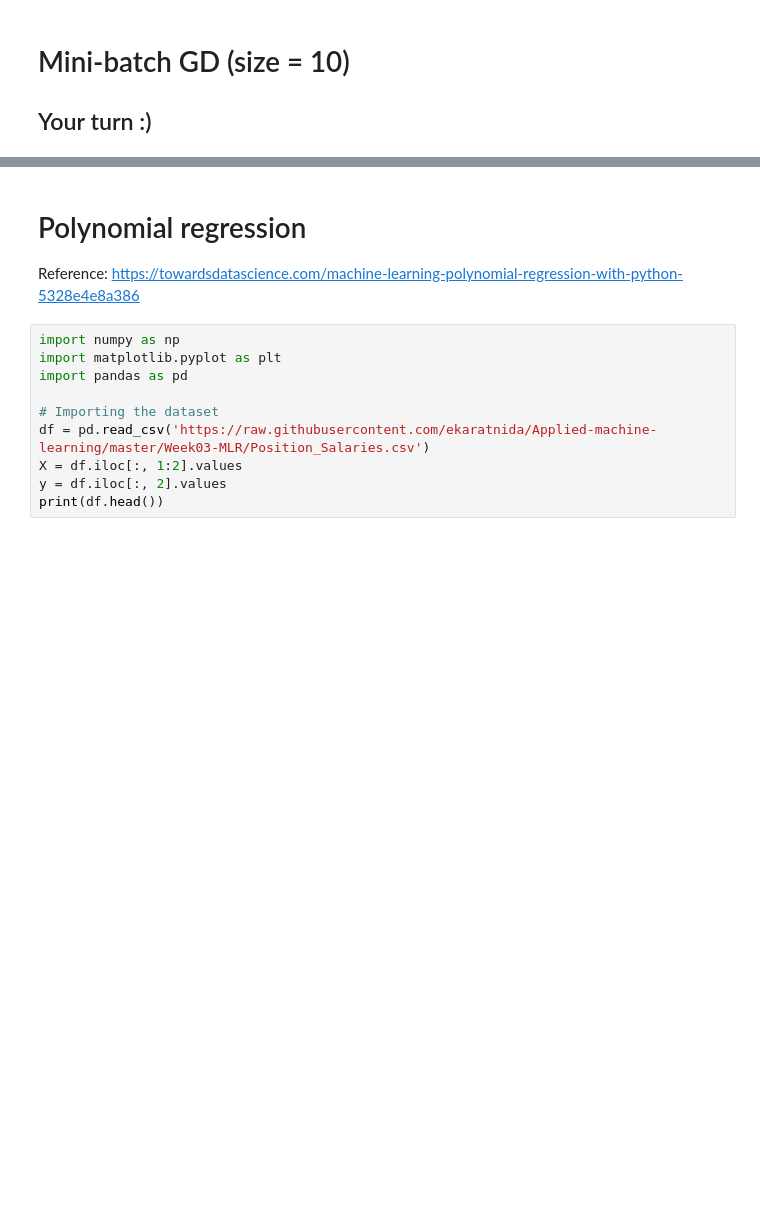
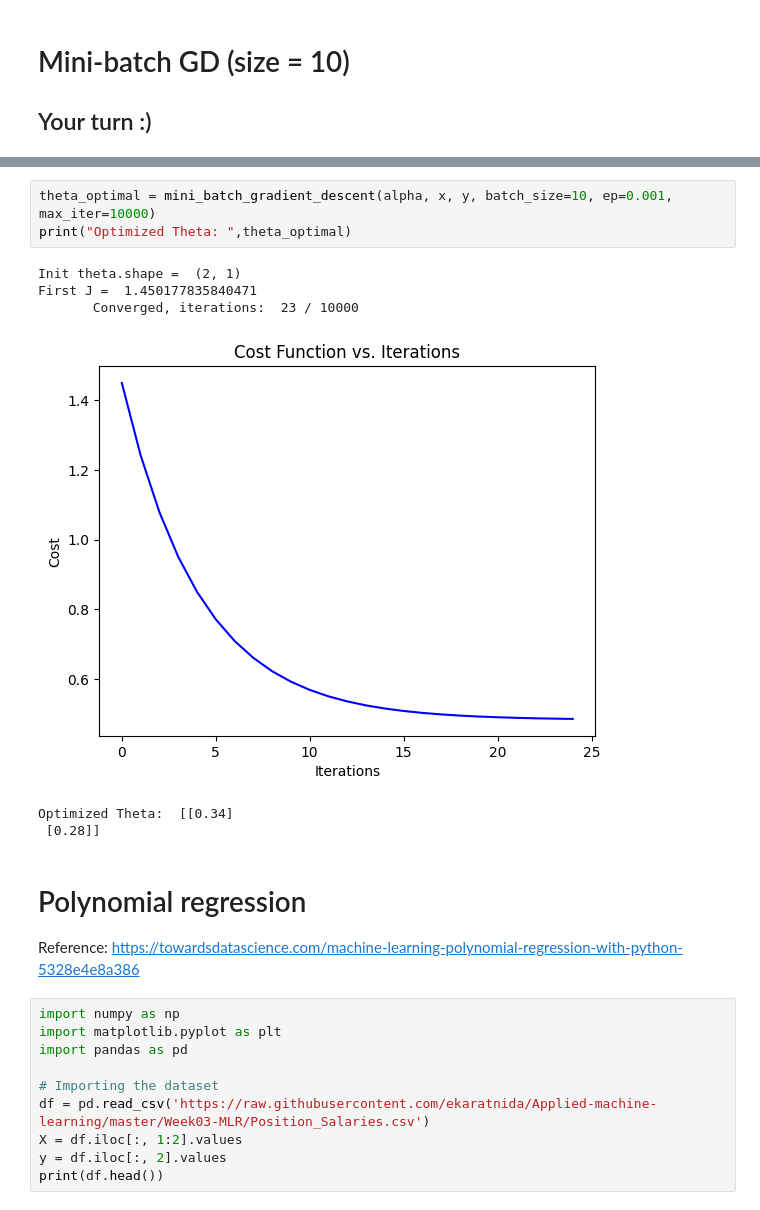
Before and after one commit to dtthani/DADS6003, a Jupyter notebook: Lab 3.ipynb, the cells around one changed output, grey strips where cells are left out. Saved outputs shown, nothing was run; the diff lists cells and outputs as text; blank space fills up the shorter version.

```diff
--- a/Lab 3.ipynb
+++ b/Lab 3.ipynb
@@ -288,3 +332,13 @@ theta: [ 6.97 14.93 -5.97]
+# %%
+theta_optimal = mini_batch_gradient_descent(alpha, x, y, batch_size=10, ep=0.001, max_iter=10000)
+print("Optimized Theta: ",theta_optimal)
+# %% [output]
+Init theta.shape =  (2, 1)
+First J =  1.450177835840471
+       Converged, iterations:  23 / 10000
+[figure, added]
+Optimized Theta:  [[0.34]
+ [0.28]]
 # %% [markdown]
 # Polynomial regression
 Reference: https://towardsdatascience.com/machine-learning-polynomial-regression-with-python-5328e4e8a386
```
Also changed, not shown: parts of 13 cells of this notebook.
